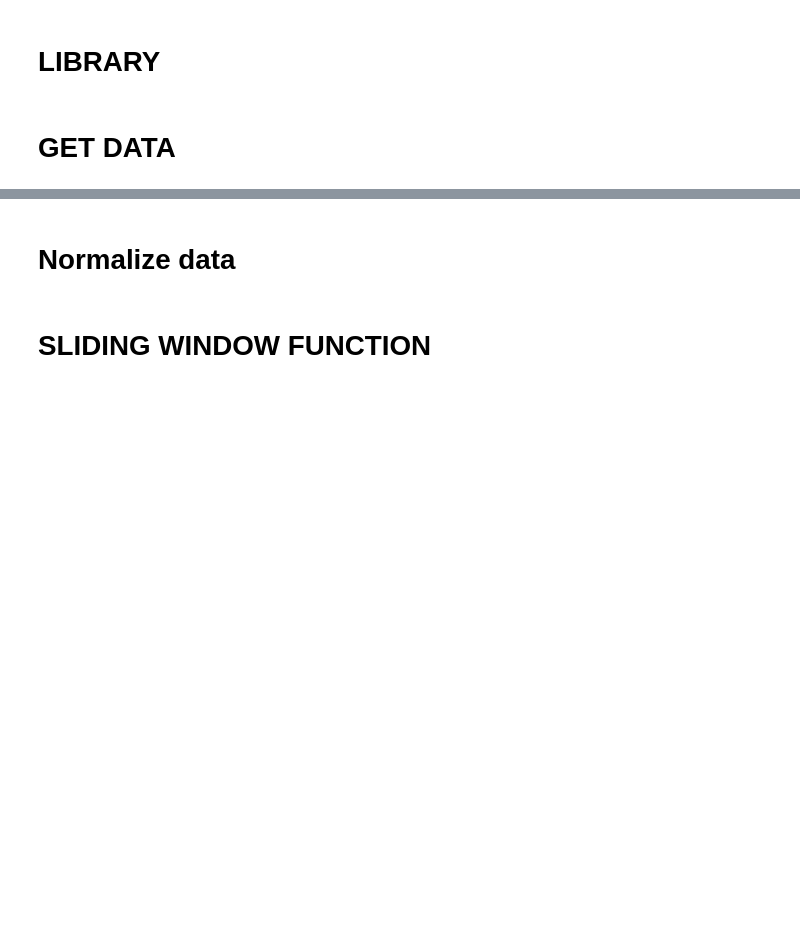
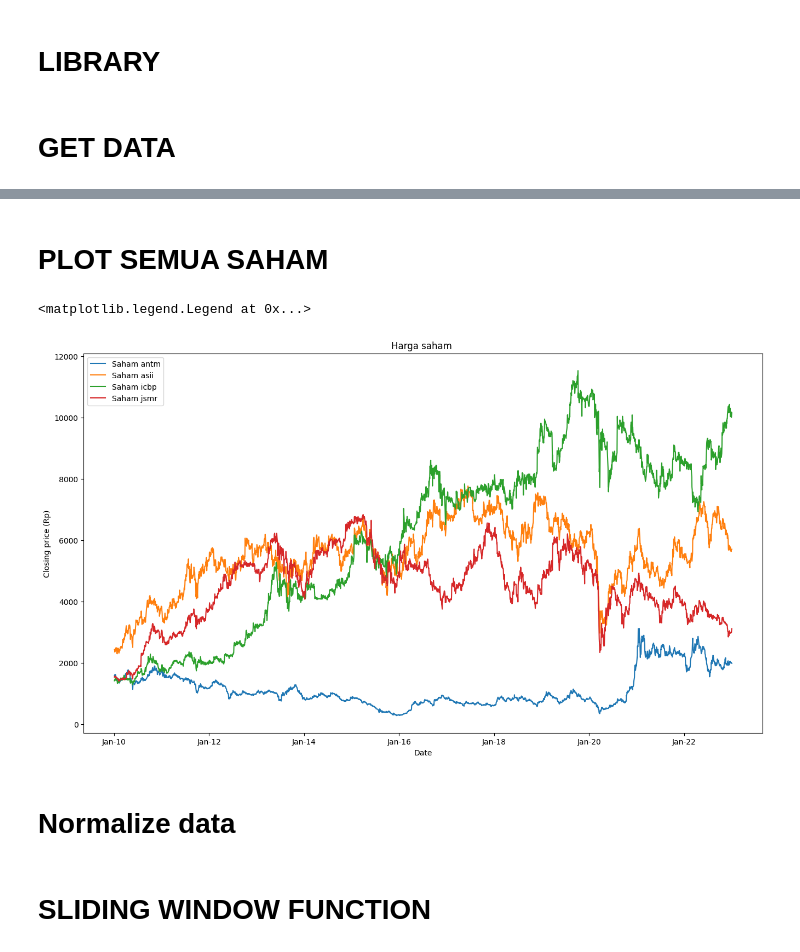
Before and after one commit to Limeless04/Stock-Price-modeling-with-LSTM, a Jupyter notebook: LSTM_Pemodelan.ipynb, the cells around one changed output, grey strips where cells are left out. Saved outputs shown, nothing was run; the diff lists cells and outputs as text; code cells hidden in the pictures; blank space fills up the shorter version.

```diff
--- a/LSTM_Pemodelan.ipynb
+++ b/LSTM_Pemodelan.ipynb
@@ -69,3 +82,24 @@ data_close
+# %% [markdown]
+# PLOT SEMUA SAHAM
+# %%
+# Plot everything by leveraging the very powerful matplotlib package
+fig, ax = plt.subplots(figsize=(16,9))
+
+for name in ['antm', 'asii', 'icbp', 'jsmr']:
+    ax.plot(data_close[name].index, data_close[name], label='Saham {}'.format(name))
+
+
+# Define the date format
+date_form = DateFormatter("%b-%y")
+ax.xaxis.set_major_formatter(date_form)
+
+ax.set_title('Harga saham ')
+ax.set_xlabel('Date')
+ax.set_ylabel('Closing price (Rp)')
+ax.legend()
+# %% [output]
+<matplotlib.legend.Legend at 0x...>
+[figure, added]
 # %% [markdown]
 # Normalize data
 # %%
```
Also changed, not shown: parts of 123 cells of this notebook, 7 other files.
